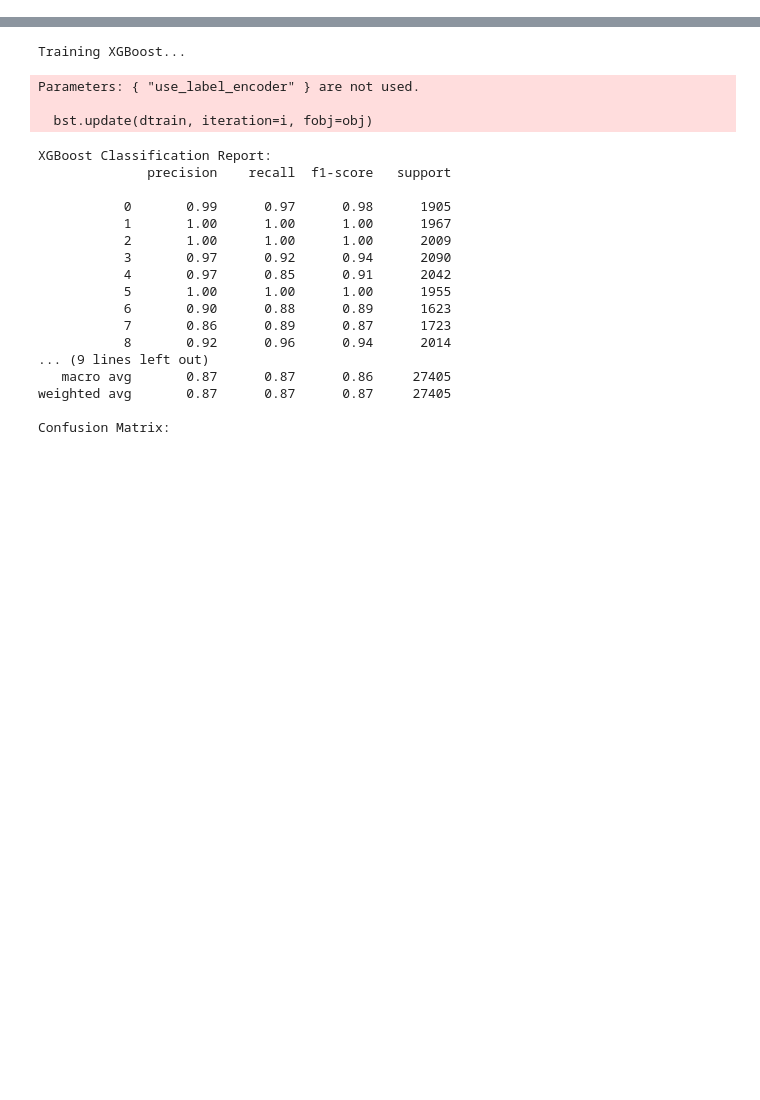
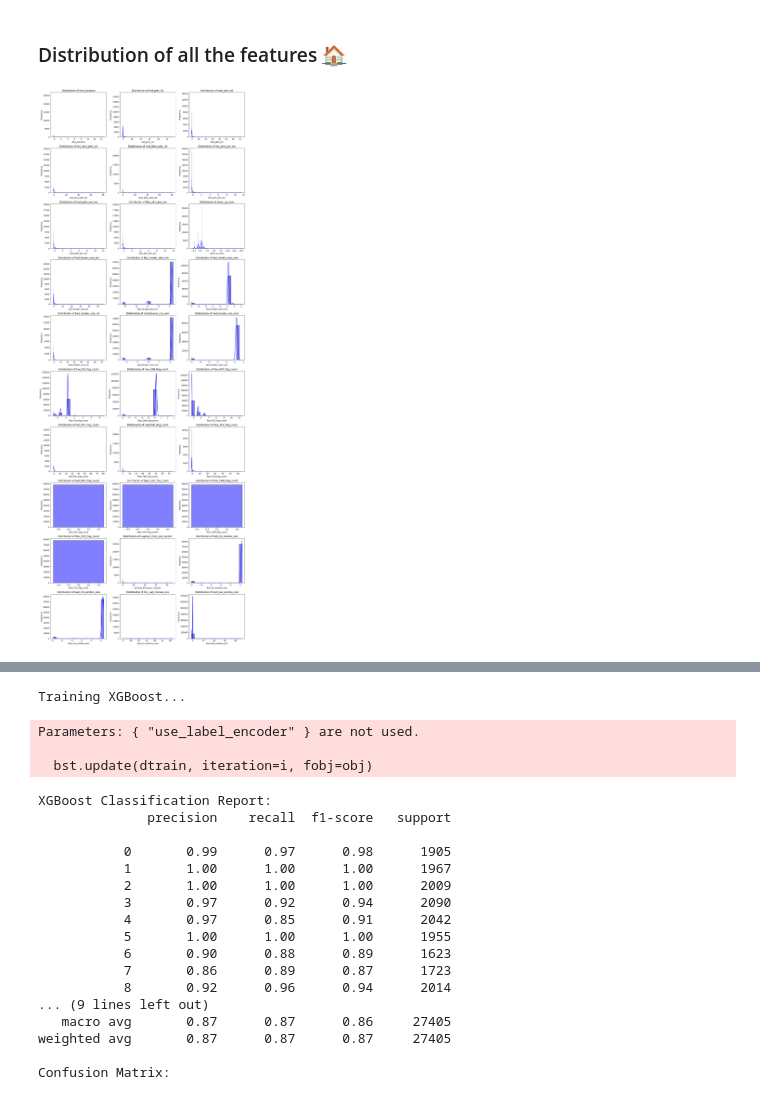
Before and after one commit to cepdnaclk/e19-4yp-The-Compound-Prediction-Analysis-of-Cybersecurity, a Jupyter notebook: code/Notebooks/Temporary/Web-ids23-EDA.ipynb, the cells around one changed output, grey strips where cells are left out. Drawn from its saved outputs; the diff is of its cells as text; code cells hidden in the pictures; blank space fills up the shorter version.

```diff
--- a/code/Notebooks/Temporary/Web-ids23-EDA.ipynb
+++ b/code/Notebooks/Temporary/Web-ids23-EDA.ipynb
@@ -233,3 +285,3 @@ def print_low_performance_classes(report, threshold=0.7):
 # %%
-df_balanced = load_top_rows_from_csvs("web-ids23")
+df_balanced = load_top_rows_from_csvs("E:\\Accadamics\\Semesters\\Final Year Project\\e19-4yp-The-Compound-Prediction-Analysis-of-Cybersecurity\\Data\\web-ids23")
 # %% [output]
@@ -265,7 +319,15 @@ web-ids23_xss_https.csv loaded with 4533 rows and 38 columns.
 # df_balanced['service'].value_counts().sort_index().plot(kind='bar', title='Service Distribution')
 # %%
 # Drop columns that are not needed for analysis
-columns_2_drop = df_balanced.columns[0:4]  # Dropping the first four columns as per previous analysis
+columns_2_drop = [
+    'uid',               # Unique flow ID (not predictive)
+    'ts',                # Timestamp (not useful directly; time-series analysis might use it differently)
+    'id.orig_h',         # Origin IP — environment-specific
+    'id.resp_h',         # Destination IP — environment-specific
+    'service',           # Tool-specific, may not generalize
+    'traffic_direction', # Typically derived from IPs — not generalizable
+]
+
 target_columns = ['attack_type', 'attack']  # Define target columns
 X, y_attack_type, y_attack = preprocess_data(df_balanced, columns_2_drop=columns_2_drop, target_columns=target_columns)
 # %% [output]
@@ -294,0 +357,8 @@ traffic_direction_server->internet                            1.000007
+# %% [markdown]
+<a id="distribution-of-all-the-features"></a>
+
+### Distribution of all the features [🏠](#data-cleaning-and-preprocessing)
+# %%
+plot_feature_distribution_grid(df=X, features=X.columns, color="blue", cols=3)
+# %% [output]
+[figure, added]
```
Also changed, not shown: parts of 20 cells of this notebook.
